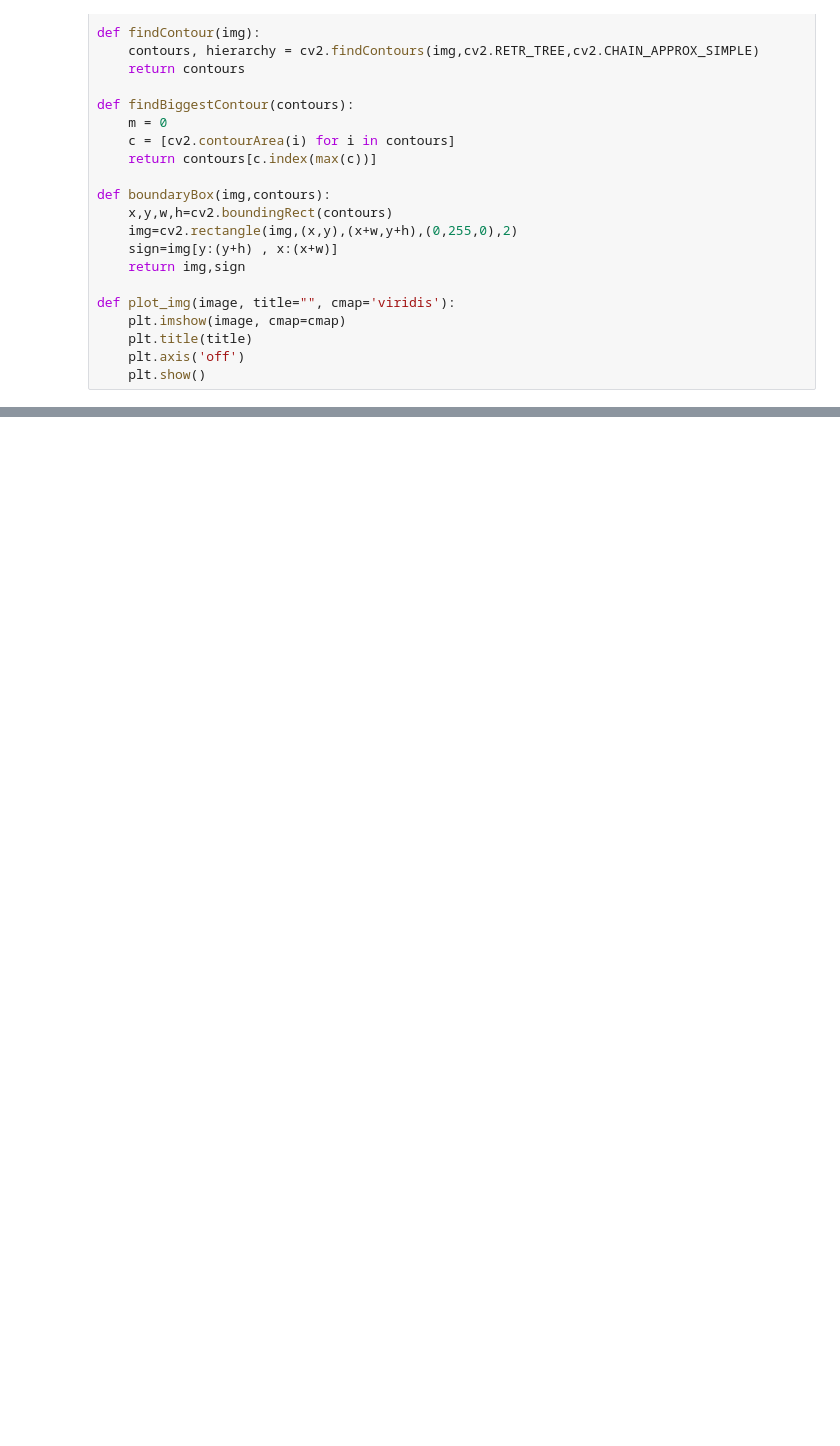
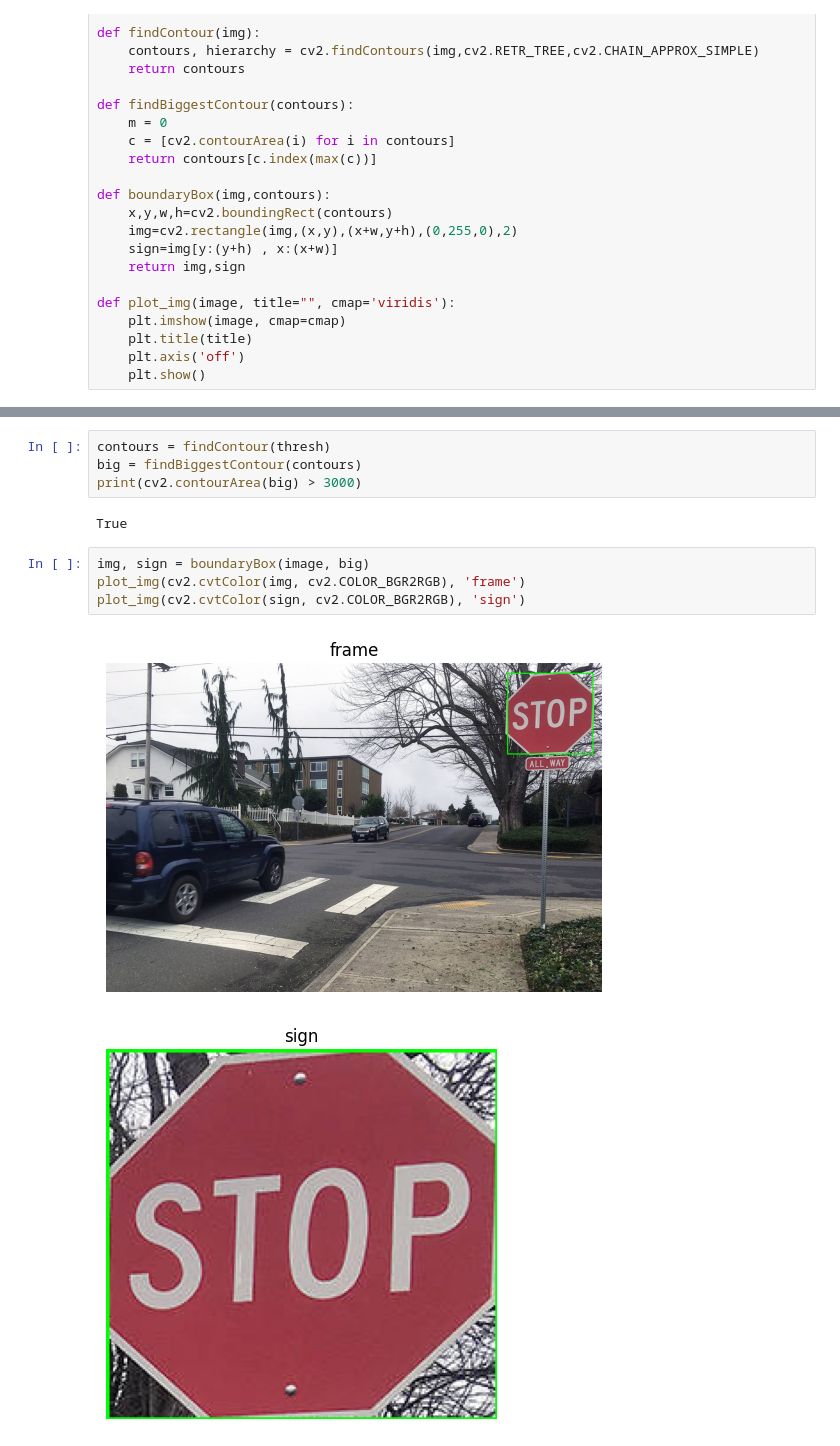
Before and after one commit to gustschaefer/real-time-traffic-sign-detection, a Jupyter notebook: sandbox.ipynb, the cells around one changed output, grey strips where cells are left out. Saved outputs shown, nothing was run; the diff lists cells and outputs as text; blank space fills up the shorter version.

```diff
--- a/sandbox.ipynb
+++ b/sandbox.ipynb
@@ -55,0 +73,13 @@ plot_img(thresh, "thresh")
+# %%
+contours = findContour(thresh)
+big = findBiggestContour(contours)
+print(cv2.contourArea(big) > 3000)
+# %% [output]
+True
+# %%
+img, sign = boundaryBox(image, big)
+plot_img(cv2.cvtColor(img, cv2.COLOR_BGR2RGB), 'frame')
+plot_img(cv2.cvtColor(sign, cv2.COLOR_BGR2RGB), 'sign')
+# %% [output]
+[figure, added]
+[figure, added]
```
Also changed, not shown: parts of 7 cells of this notebook, 33 other files.
